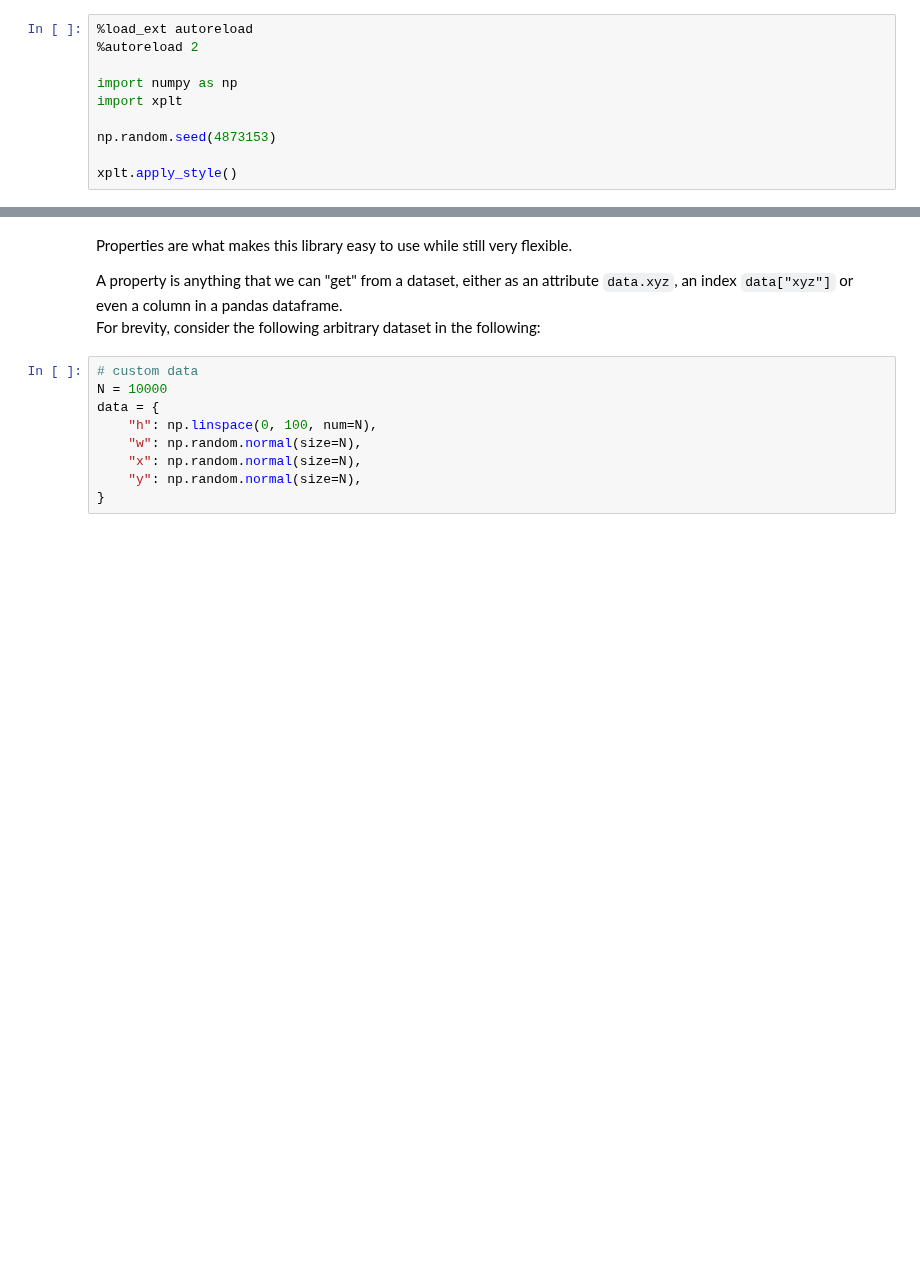
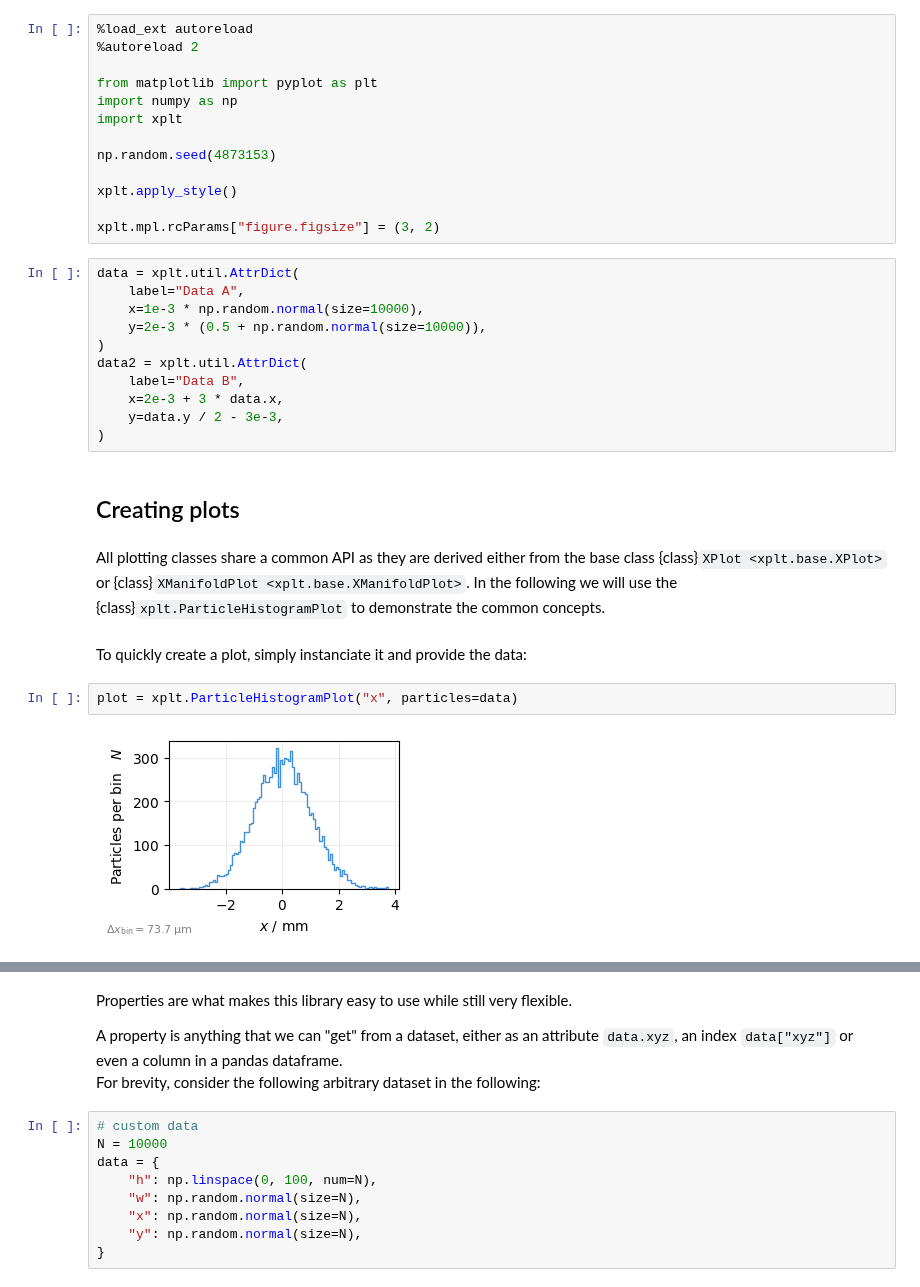
Before and after one commit to xsuite/xplt, a Jupyter notebook: examples/concepts.ipynb, the cells around one changed output, grey strips where cells are left out. Cells and saved outputs as stored; diff of their text form; blank space fills up the shorter version.

```diff
--- a/examples/concepts.ipynb
+++ b/examples/concepts.ipynb
@@ -4,9 +4,33 @@
 %load_ext autoreload
 %autoreload 2
 
+from matplotlib import pyplot as plt
 import numpy as np
 import xplt
 
 np.random.seed(4873153)
 
 xplt.apply_style()
+
+xplt.mpl.rcParams["figure.figsize"] = (3, 2)
+# %%
+data = xplt.util.AttrDict(
+    label="Data A",
+    x=1e-3 * np.random.normal(size=10000),
+    y=2e-3 * (0.5 + np.random.normal(size=10000)),
+)
+data2 = xplt.util.AttrDict(
+    label="Data B",
+    x=2e-3 + 3 * data.x,
+    y=data.y / 2 - 3e-3,
+)
+# %% [markdown]
+## Creating plots
+# %% [markdown]
+All plotting classes share a common API as they are derived either from the base class {class}`XPlot <xplt.base.XPlot>` or {class}`XManifoldPlot <xplt.base.XManifoldPlot>`. In the following we will use the {class}`xplt.ParticleHistogramPlot` to demonstrate the common concepts.
+# %% [markdown]
+To quickly create a plot, simply instanciate it and provide the data:
+# %%
+plot = xplt.ParticleHistogramPlot("x", particles=data)
+# %% [output]
+[figure, added]
```
Also changed, not shown: parts of 24 cells of this notebook, 2 other files.
